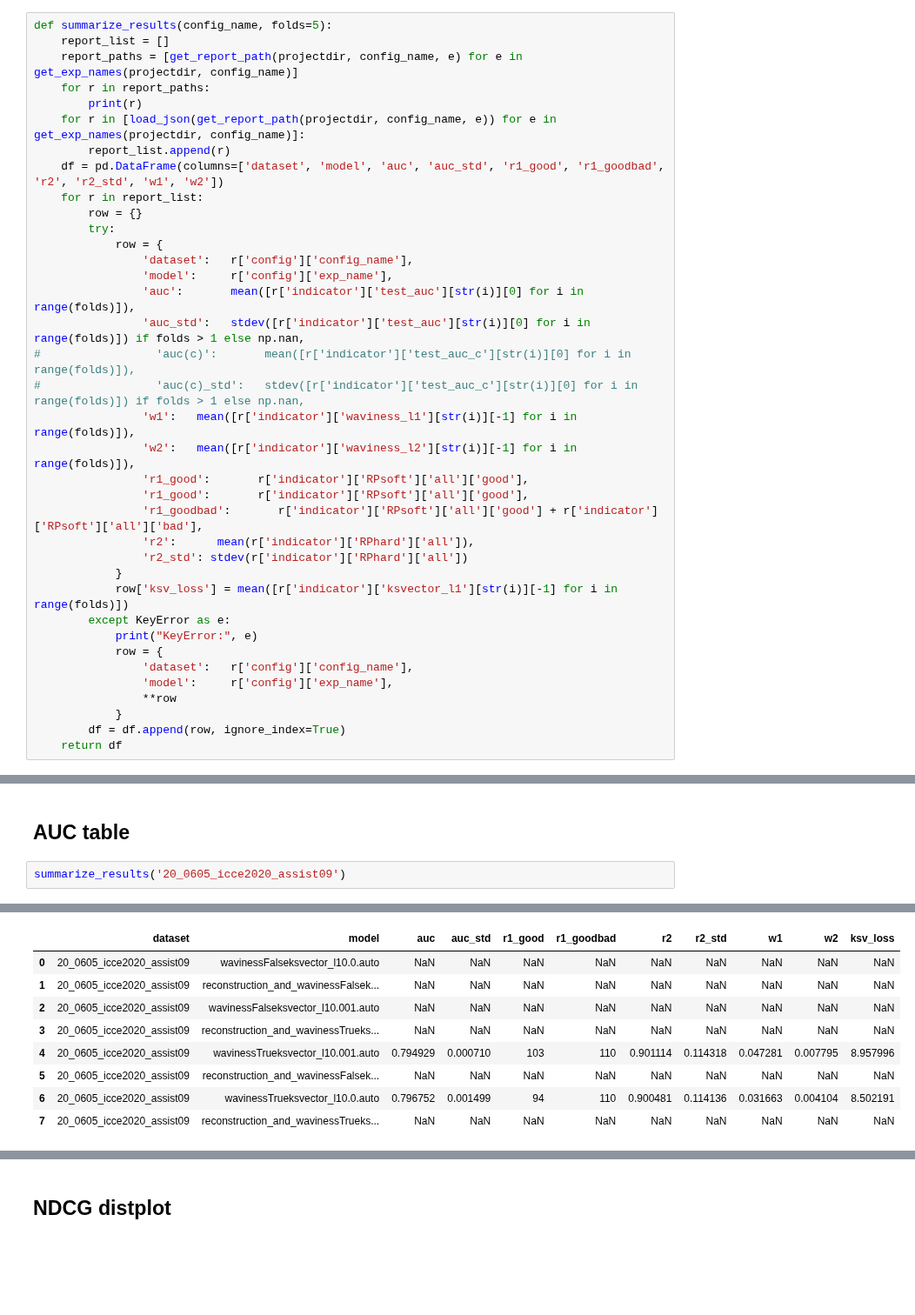
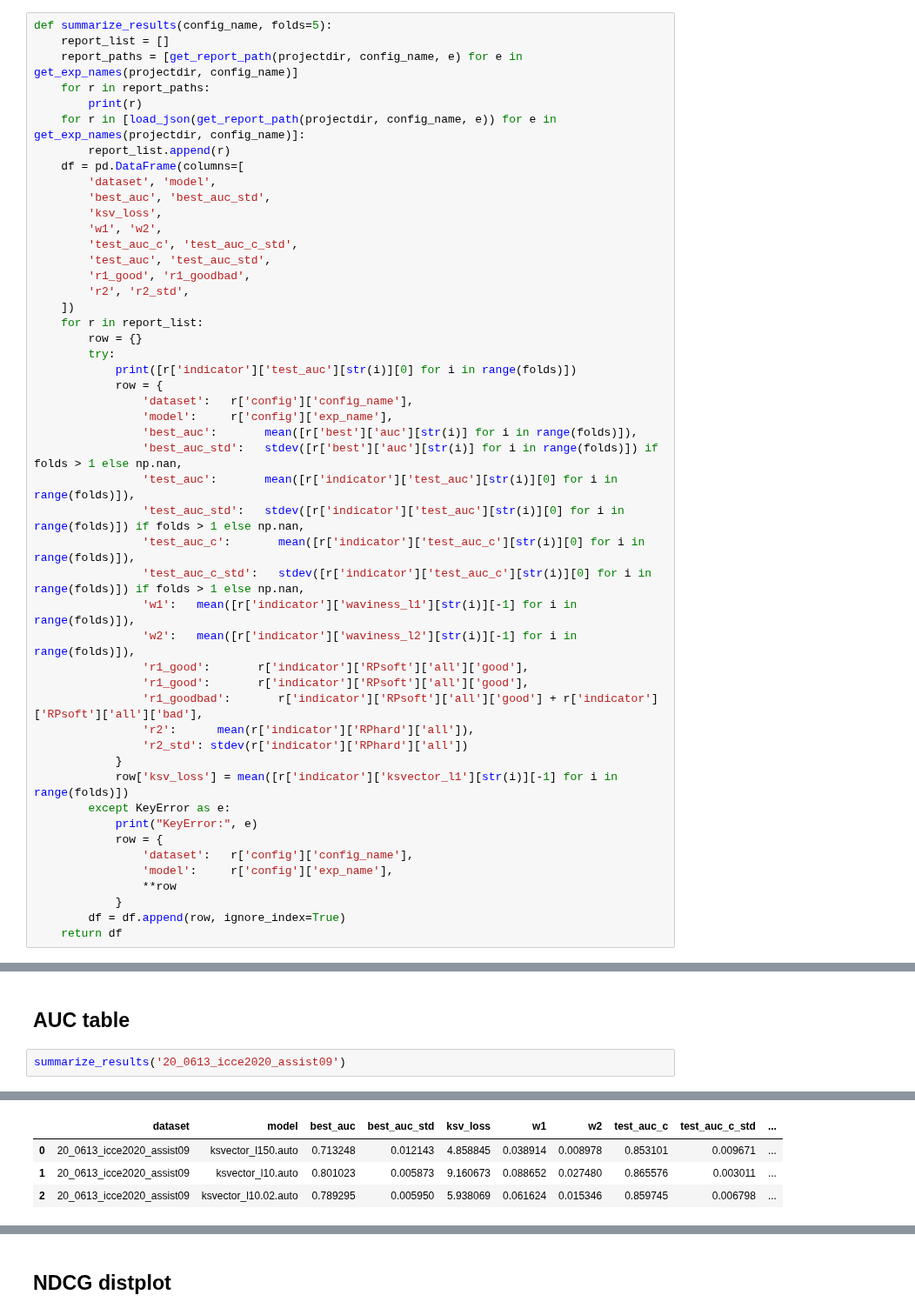
Before and after one commit to qqpann/KnowledgeTracing, a Jupyter notebook: notebook/Results_ICCE2020.ipynb, the cells around one changed output, grey strips where cells are left out. Shown at 87% size. Saved outputs shown, nothing was run; the diff lists cells and outputs as text; blank space fills up the shorter version.

Commit message:
Add: results

```diff
--- a/notebook/Results_ICCE2020.ipynb
+++ b/notebook/Results_ICCE2020.ipynb
@@ -58,17 +58,29 @@ def summarize_results(config_name, folds=5):
         print(r)
     for r in [load_json(get_report_path(projectdir, config_name, e)) for e in get_exp_names(projectdir, config_name)]:
         report_list.append(r)
-    df = pd.DataFrame(columns=['dataset', 'model', 'auc', 'auc_std', 'r1_good', 'r1_goodbad', 'r2', 'r2_std', 'w1', 'w2'])
+    df = pd.DataFrame(columns=[
+        'dataset', 'model',
+        'best_auc', 'best_auc_std',
+        'ksv_loss',
+        'w1', 'w2',
+        'test_auc_c', 'test_auc_c_std',
+        'test_auc', 'test_auc_std',
+        'r1_good', 'r1_goodbad',
+        'r2', 'r2_std',
+    ])
     for r in report_list:
         row = {}
         try:
+            print([r['indicator']['test_auc'][str(i)][0] for i in range(folds)])
             row = {
                 'dataset':   r['config']['config_name'],
                 'model':     r['config']['exp_name'],
-                'auc':       mean([r['indicator']['test_auc'][str(i)][0] for i in range(folds)]),
-                'auc_std':   stdev([r['indicator']['test_auc'][str(i)][0] for i in range(folds)]) if folds > 1 else np.nan,
-#                 'auc(c)':       mean([r['indicator']['test_auc_c'][str(i)][0] for i in range(folds)]),
-#                 'auc(c)_std':   stdev([r['indicator']['test_auc_c'][str(i)][0] for i in range(folds)]) if folds > 1 else np.nan,
+                'best_auc':       mean([r['best']['auc'][str(i)] for i in range(folds)]),
+                'best_auc_std':   stdev([r['best']['auc'][str(i)] for i in range(folds)]) if folds > 1 else np.nan,
+                'test_auc':       mean([r['indicator']['test_auc'][str(i)][0] for i in range(folds)]),
+                'test_auc_std':   stdev([r['indicator']['test_auc'][str(i)][0] for i in range(folds)]) if folds > 1 else np.nan,
+                'test_auc_c':       mean([r['indicator']['test_auc_c'][str(i)][0] for i in range(folds)]),
+                'test_auc_c_std':   stdev([r['indicator']['test_auc_c'][str(i)][0] for i in range(folds)]) if folds > 1 else np.nan,
                 'w1':   mean([r['indicator']['waviness_l1'][str(i)][-1] for i in range(folds)]),
                 'w2':   mean([r['indicator']['waviness_l2'][str(i)][-1] for i in range(folds)]),
                 'r1_good':       r['indicator']['RPsoft']['all']['good'],
@@ -94,5 +164,5 @@ pd.set_option('display.max_colwidth',1000)
 # %% [markdown]
 ## AUC table
 # %%
-summarize_results('20_0605_icce2020_assist09')
+summarize_results('20_0613_icce2020_assist09')
 # %% [output]
@@ -115,9 +177,4 @@ KeyError: '1'
-|  | dataset | model | auc | auc_std | r1_good | r1_goodbad | r2 | r2_std | w1 | w2 | ksv_loss |
-| 0 | 20_0605_icce2020_assist09 | wavinessFalseksvector_l10.0.auto | NaN | NaN | NaN | NaN | NaN | NaN | NaN | NaN | NaN |
-| 1 | 20_0605_icce2020_assist09 | reconstruction_and_wavinessFalsek... | NaN | NaN | NaN | NaN | NaN | NaN | NaN | NaN | NaN |
-| 2 | 20_0605_icce2020_assist09 | wavinessFalseksvector_l10.001.auto | NaN | NaN | NaN | NaN | NaN | NaN | NaN | NaN | NaN |
-| 3 | 20_0605_icce2020_assist09 | reconstruction_and_wavinessTrueks... | NaN | NaN | NaN | NaN | NaN | NaN | NaN | NaN | NaN |
-| 4 | 20_0605_icce2020_assist09 | wavinessTrueksvector_l10.001.auto | 0.794929 | 0.000710 | 103 | 110 | 0.901114 | 0.114318 | 0.047281 | 0.007795 | 8.957996 |
-| 5 | 20_0605_icce2020_assist09 | reconstruction_and_wavinessFalsek... | NaN | NaN | NaN | NaN | NaN | NaN | NaN | NaN | NaN |
-| 6 | 20_0605_icce2020_assist09 | wavinessTrueksvector_l10.0.auto | 0.796752 | 0.001499 | 94 | 110 | 0.900481 | 0.114136 | 0.031663 | 0.004104 | 8.502191 |
-| 7 | 20_0605_icce2020_assist09 | reconstruction_and_wavinessTrueks... | NaN | NaN | NaN | NaN | NaN | NaN | NaN | NaN | NaN |
+|  | dataset | model | best_auc | best_auc_std | ksv_loss | w1 | w2 | test_auc_c | test_auc_c_std | ... |
+| 0 | 20_0613_icce2020_assist09 | ksvector_l150.auto | 0.713248 | 0.012143 | 4.858845 | 0.038914 | 0.008978 | 0.853101 | 0.009671 | ... |
+| 1 | 20_0613_icce2020_assist09 | ksvector_l10.auto | 0.801023 | 0.005873 | 9.160673 | 0.088652 | 0.027480 | 0.865576 | 0.003011 | ... |
+| 2 | 20_0613_icce2020_assist09 | ksvector_l10.02.auto | 0.789295 | 0.005950 | 5.938069 | 0.061624 | 0.015346 | 0.859745 | 0.006798 | ... |
```
Also changed, not shown: parts of 14 cells of this notebook.
